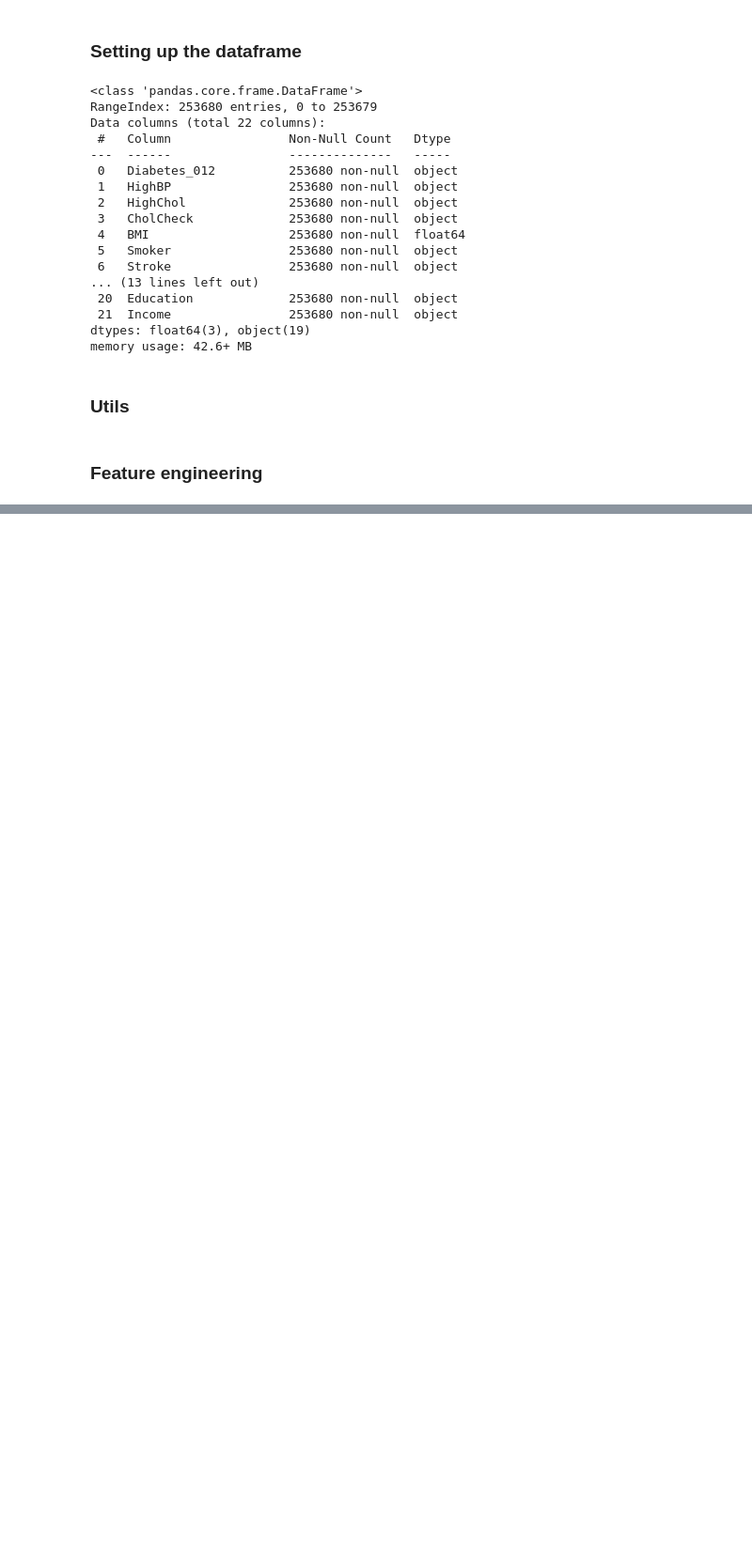
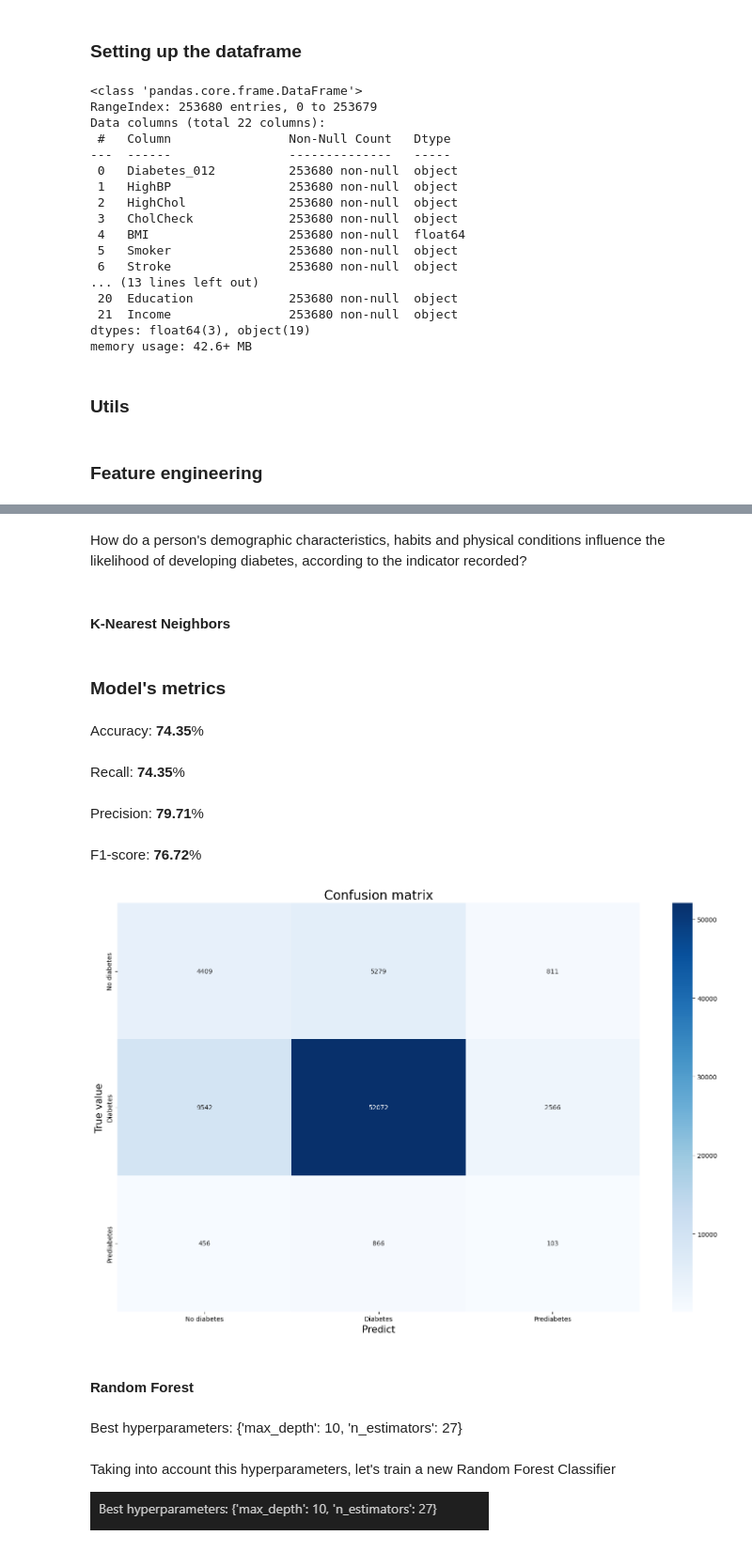
Before and after one commit to jeremias-mena/medpredictor-ML, a Jupyter notebook: medpredictor/notebooks/04-ML-models.ipynb, the cells around one changed output, grey strips where cells are left out. Shown: that part at 94% size. Saved outputs shown, nothing was run; the diff lists cells and outputs as text; code cells hidden in the pictures; blank space fills up the shorter version.

Commit message:
update(ML-models): add new code blocks

```diff
--- a/medpredictor/notebooks/04-ML-models.ipynb
+++ b/medpredictor/notebooks/04-ML-models.ipynb
@@ -135,0 +132,65 @@ y_h3 = df_enc['HeartDiseaseorAttack_enc']
+# %% [markdown]
+How do a person's demographic characteristics, habits and physical conditions influence the likelihood of developing diabetes, according to the indicator recorded?
+# %%
+X_train, X_test, y_train, y_test = train_test_split(X_h1, y_h1, test_size=0.3, random_state=42)
+# %%
+sm = SMOTENC(categorical_features=list(range(len(X_h1.columns)-1)))
+X_train_resampled, y_train_resampled = sm.fit_resample(X_train, y_train)
+# %% [markdown]
+#### **K-Nearest Neighbors**
+# %%
+model = KNeighborsClassifier(n_neighbors=3)
+model.fit(X_train_resampled, y_train_resampled)
+y_pred = model.predict(X_test)
+# %%
+met = model_metrics(y_test, y_pred, 'weighted')
+display(Markdown("### **Model's metrics**"))
+show_metrics(met)
+
+cm = metrics.confusion_matrix(y_test, y_pred)
+
+title = "Confusion matrix"
+x_label = "Predict"
+y_label = "True value"
+colors = "Blues"
+
+graph = Graph(graph_title=title,
+              xlabel_name=x_label,
+              ylabel_name=y_label,
+              colors=colors)
+
+graph.heatmap_plot_sns(data=cm,
+                       xticklabels=df_dec['Diabetes_012_dec'].unique(),
+                       yticklabels=df_dec['Diabetes_012_dec'].unique()
+                       )
+# %% [output]
+### **Model's metrics**
+Accuracy: **74.35**%
+Recall: **74.35**%
+Precision: **79.71**%
+F1-score: **76.72**%
+[figure, added]
+# %% [markdown]
+#### **Random Forest**
+# %%
+param_dist = {'n_estimators': randint(20, 30),
+              'max_depth': randint(1,20)}
+
+rf = RandomForestClassifier()
+
+rand_search = RandomizedSearchCV(rf,
+                                 param_distributions=param_dist,
+                                 n_iter=5,
+                                 cv=5)
+
+rand_search.fit(X_train_resampled, y_train_resampled)
+
+best_rf = rand_search.best_estimator_
+
+display(Markdown(f"Best hyperparameters: {rand_search.best_params_}"))
+# %% [output]
+Best hyperparameters: {'max_depth': 10, 'n_estimators': 27}
+# %% [markdown]
+Taking into account this hyperparameters, let's train a new Random Forest Classifier
+
+![image.png](attachment:image.png)
```
Also changed, not shown: parts of 30 cells of this notebook.
